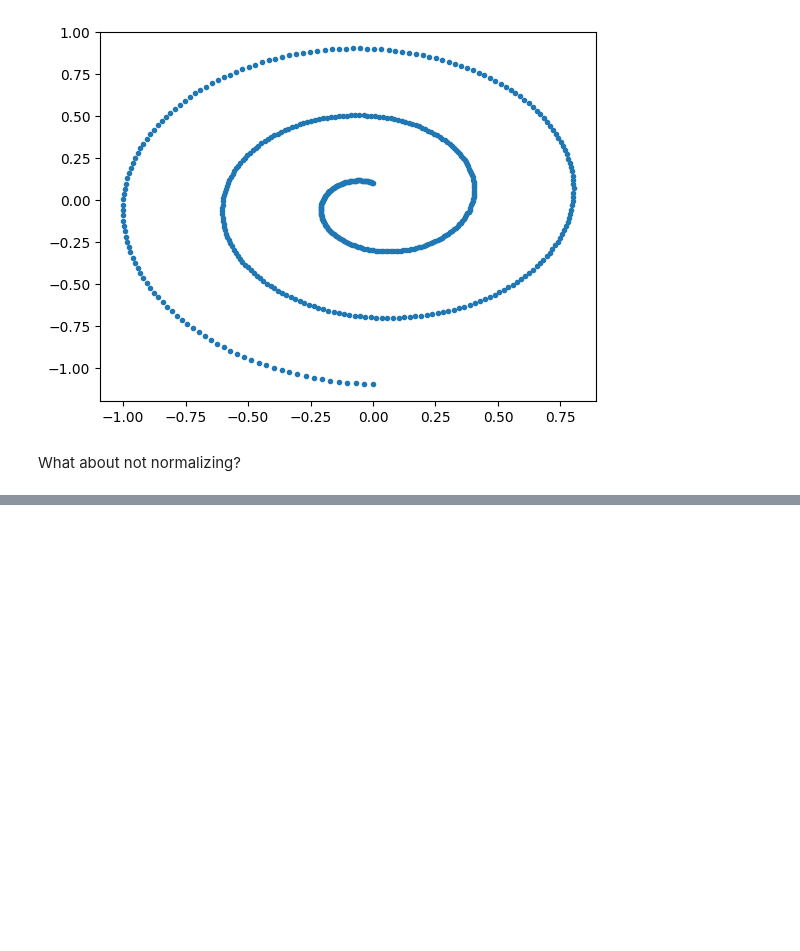
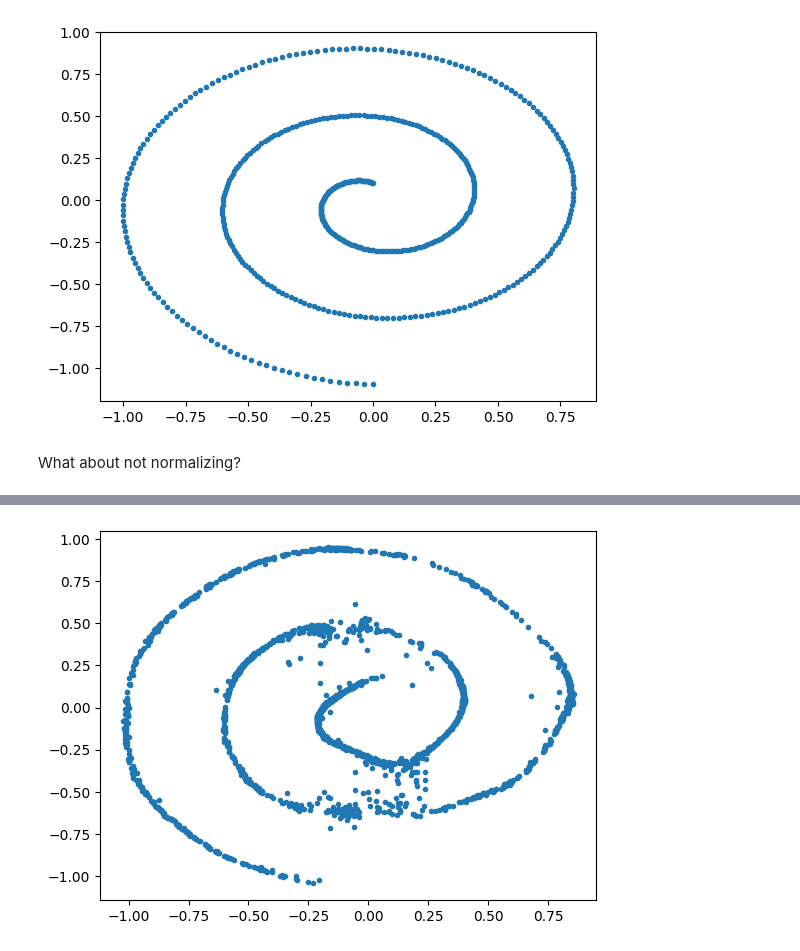
Before and after one commit to JetfiRex/Diffusion-ToyModel, a Jupyter notebook: Diffusion - test.ipynb, the cells around one changed output, grey strips where cells are left out. Cells and saved outputs as stored; diff of their text form; code cells hidden in the pictures; blank space fills up the shorter version.

```diff
--- a/Diffusion - test.ipynb
+++ b/Diffusion - test.ipynb
@@ -353,0 +366,6 @@ I cannot explain why not normalizing makes the result so different.
+# %%
+*xt, x0  = samples(model, schedule.sample_sigmas(50).flip(0), batchsize=2000, gam=1)
+
+plot_batch(x0*STD+MEAN)
+# %% [output]
+[figure, added]
```
Also changed, not shown: parts of 17 cells of this notebook, 1 other file.
